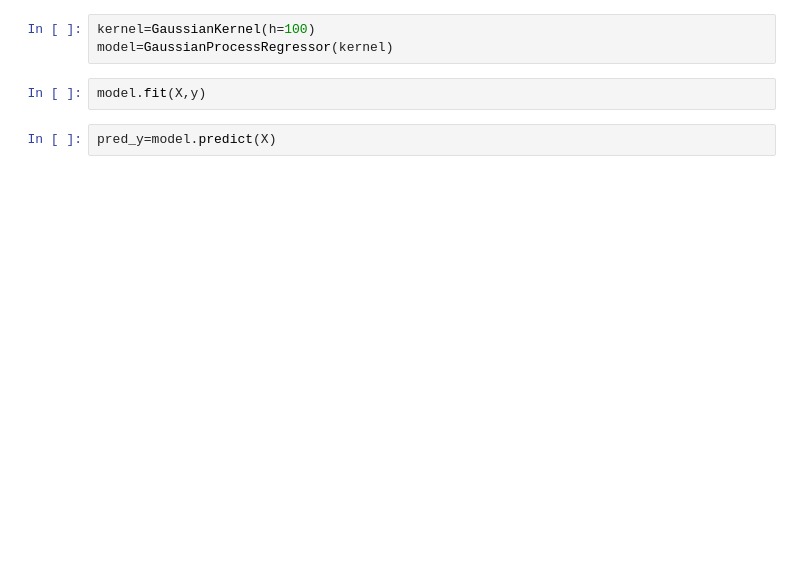
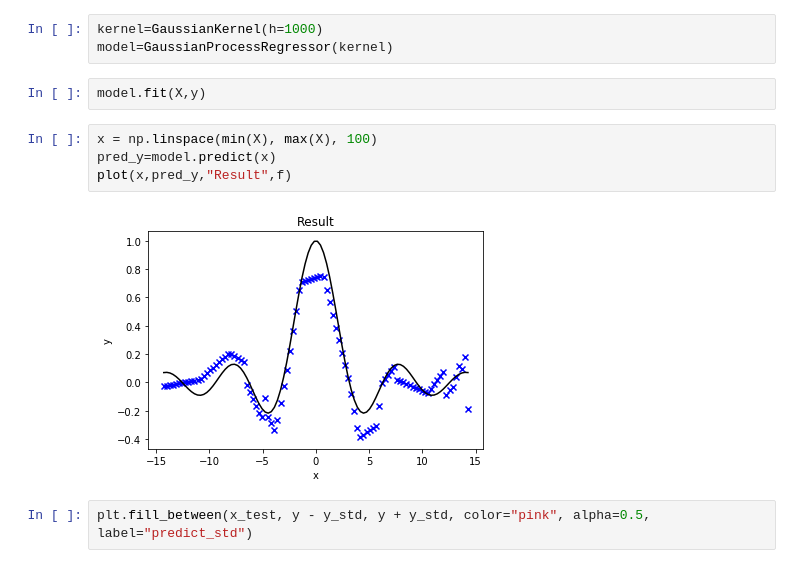
Before and after one commit to habroptilus/ml-tools, a Jupyter notebook: experiment/gaussian_process.ipynb, the cells around one changed output. Cells and saved outputs as stored; diff of their text form; blank space fills up the shorter version.

```diff
--- a/experiment/gaussian_process.ipynb
+++ b/experiment/gaussian_process.ipynb
@@ -39,9 +42,15 @@ class GaussianKernel:
     def run(self,x,y):
         return np.exp(-np.linalg.norm(x-y)/self.h)
 # %%
-kernel=GaussianKernel(h=100)
+kernel=GaussianKernel(h=1000)
 model=GaussianProcessRegressor(kernel)
 # %%
 model.fit(X,y)
-# %%
-pred_y=model.predict(X)
+# %%
+x = np.linspace(min(X), max(X), 100)
+pred_y=model.predict(x)
+plot(x,pred_y,"Result",f)
+# %% [output]
+[figure, added]
+# %%
+plt.fill_between(x_test, y - y_std, y + y_std, color="pink", alpha=0.5, label="predict_std")
```
Also changed, not shown: parts of 5 cells of this notebook.
